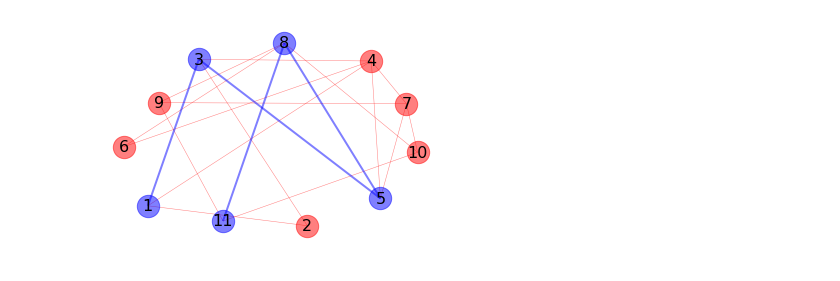
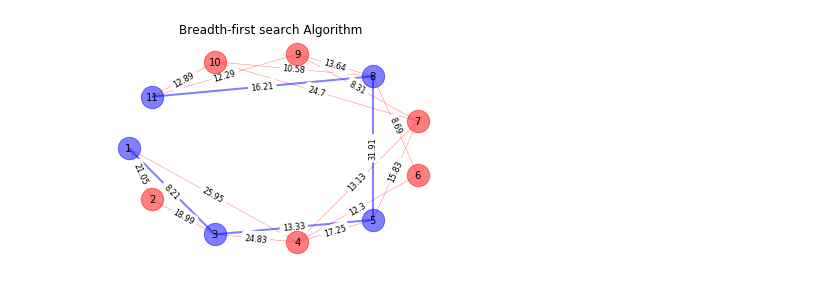
Before and after one commit to DSNortsev/Education, a Jupyter notebook: CSE545-Artificial_Intelligence/Project2/Project2.ipynb, the cells around one changed output. Saved outputs shown, nothing was run; the diff lists cells and outputs as text; code cells hidden in the pictures.

Commit message:
Add weights to egdes

```diff
--- a/CSE545-Artificial_Intelligence/Project2/Project2.ipynb
+++ b/CSE545-Artificial_Intelligence/Project2/Project2.ipynb
@@ -330,8 +428,18 @@ goal = 11
 # Visualization
 # Instantiate a graph
 G = nx.Graph()
-G.add_nodes_from(string_value)
-pos = nx.spring_layout(G)
+
+# Add all edges
+for k,v in graph.get_edges().items():
+        n1,n2 = k.split('-')
+        G.add_edge(int(n1), int(n2), weight = round(v, 2))
+
+# Get position layout
+pos = nx.shell_layout(G)
+# Get weight for each eadge
+labels = nx.get_edge_attributes(G,'weight')
+# Drow weights to each edge
+nx.draw_networkx_edge_labels(G, pos, edge_labels=labels, font_size=8)
 
 # Find shortest path
 shortest_path_vertices = graph.find_shortest_path_bfs(start, goal)[0]
@@ -339,49 +447,45 @@ shortest_path_vertices = graph.find_shortest_path_bfs(start, goal)[0]
 # Get vertices that are not in shortest path
 rest_vertices = [vertex for vertex in string_value if vertex  not in shortest_path_vertices]
 
-
 # Draw Vertices
 options = {"node_size": 500, "alpha": 0.5}
 nx.draw_networkx_nodes(G, pos, nodelist=rest_vertices, node_color="r", **options)
 nx.draw_networkx_nodes(G, pos, nodelist=shortest_path_vertices, node_color="b", **options)
 
-# Draw edges
-nx.draw_networkx_edges(G, pos, width=1.0, alpha=0.5)
-
 # Get a list of edegs ib the shortest path
 shortest_path_edges = graph.get_shortest_path_edges(1,11, 'bfs')
+
 # Get a list of edges that are not in a shortest path
 rest_edges = graph.exclude_edges(graph.get_shortest_path_edges(1,11, 'bfs'))
+
 
 # Draw in red edges that are not in shortest path
 nx.draw_networkx_edges(
     G,
     pos,
     edgelist=rest_edges,
     width=0.5,
     alpha=0.5,
     edge_color="r",
 )
 
 # Draw in blue edges that are in shortest path
 nx.draw_networkx_edges(
     G,
     pos,
     edgelist=shortest_path_edges,
     width=2,
     alpha=0.5,
     edge_color="b",
 )
 
-# Create Label
-labels = {}
-for i in string_value:
-    labels[i] = str(i)
+plt.axis("off")
+# Draw lables in the node
+nx.draw_networkx_labels(G,pos, font_size=10)
 
-nx.draw_networkx_labels(G, pos, labels, font_size=16)
-
-plt.axis("off")
+# nx.draw_shell(G)
 plt.savefig("project_2_graph2.png")
+plt.title('Breadth-first search Algorithm')
 plt.show()
 # %% [output]
-[figure, old version]
+[figure, new version]
```
Also changed, not shown: parts of 5 cells of this notebook.
